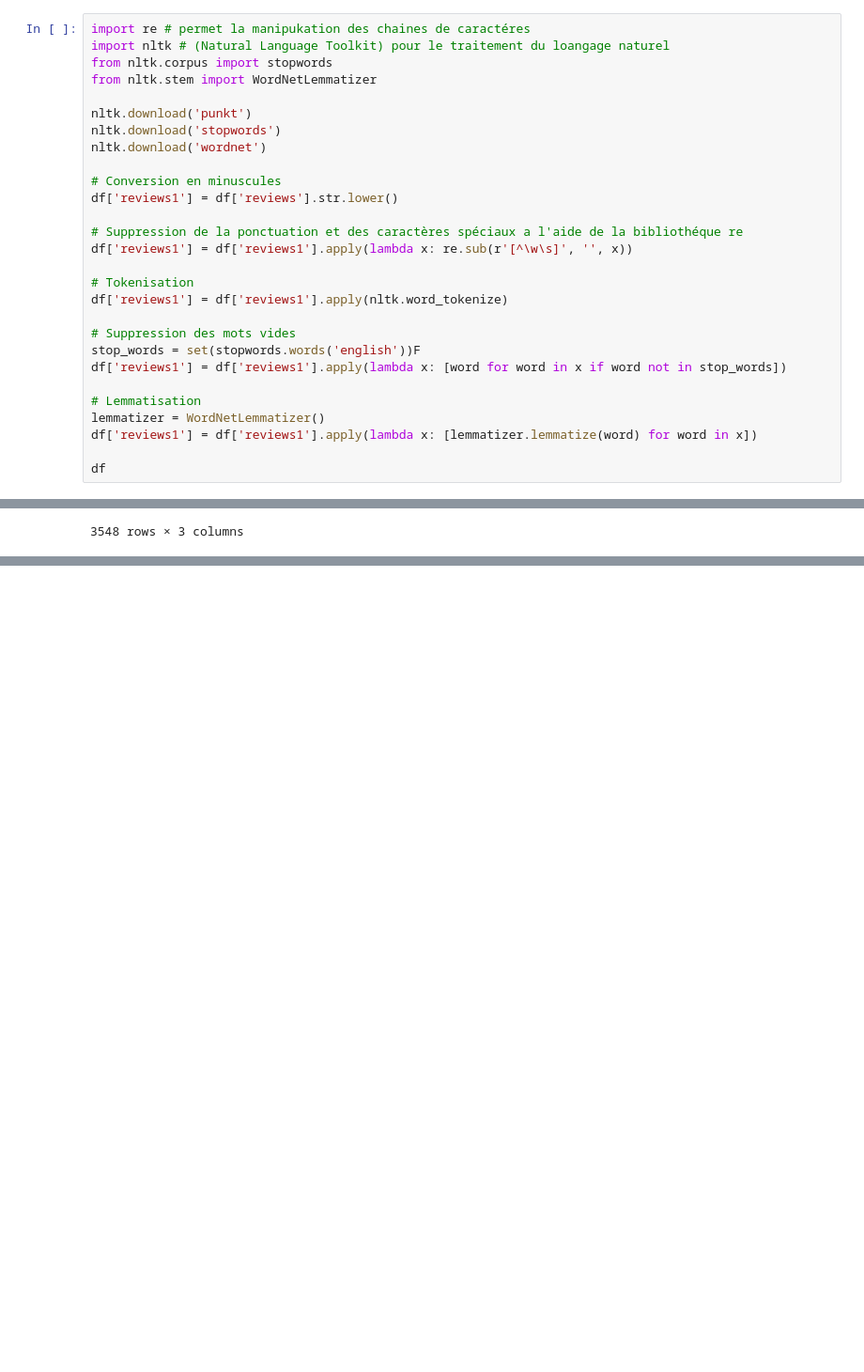
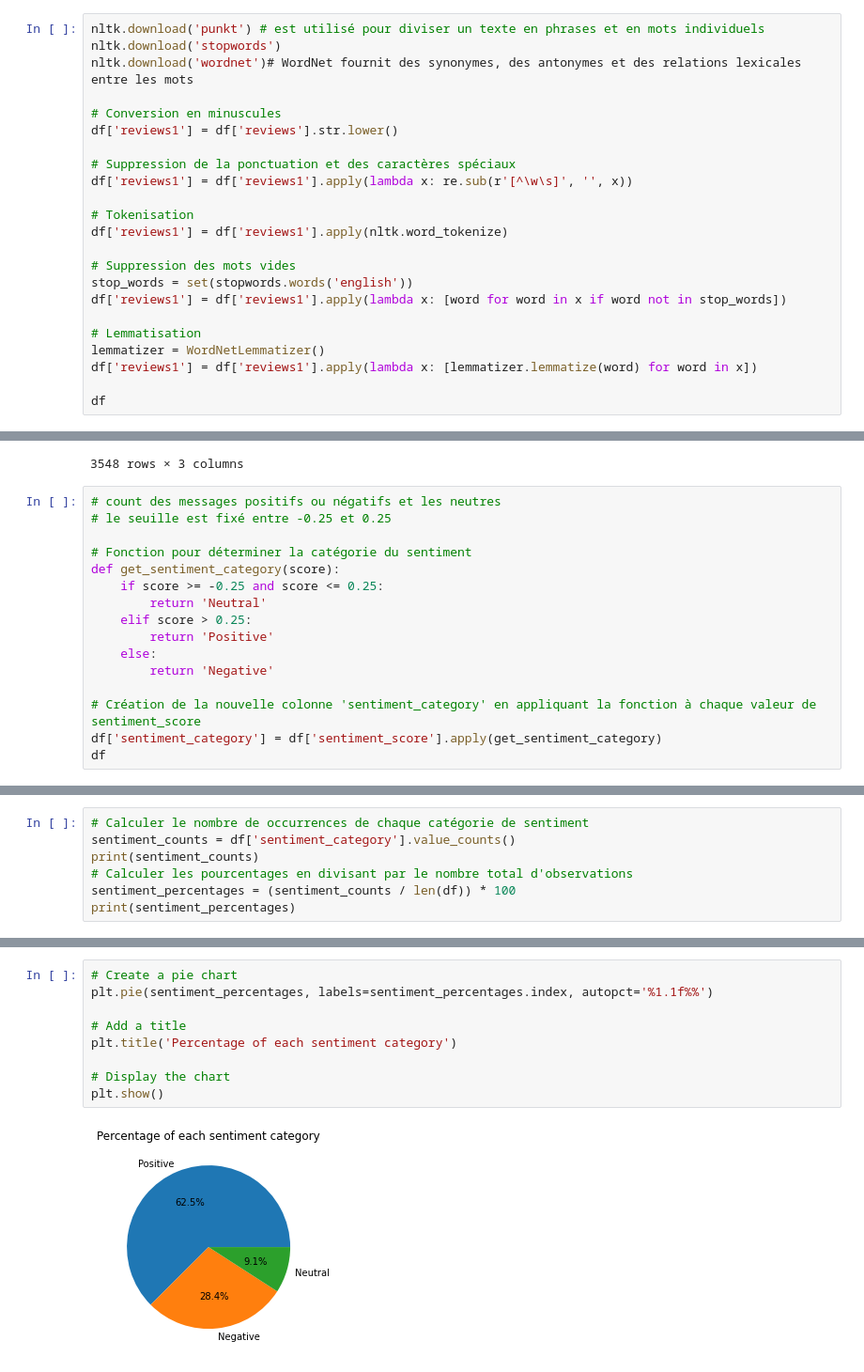
Before and after one commit to nassimbattache/Predicting-customer-buying-behaviour-British-Airways, a Jupyter notebook: Web_scrapping_BA.ipynb, the cells around one changed output, grey strips where cells are left out. Shown: that part at 94% size. Saved outputs shown, nothing was run; the diff lists cells and outputs as text; blank space fills up the shorter version.

```diff
--- a/Web_scrapping_BA.ipynb
+++ b/Web_scrapping_BA.ipynb
@@ -97,24 +107,19 @@ df
 # %%
-import re # permet la manipukation des chaines de caractéres
-import nltk # (Natural Language Toolkit) pour le traitement du loangage naturel
-from nltk.corpus import stopwords
-from nltk.stem import WordNetLemmatizer
-
-nltk.download('punkt')
+nltk.download('punkt') # est utilisé pour diviser un texte en phrases et en mots individuels
 nltk.download('stopwords')
-nltk.download('wordnet')
+nltk.download('wordnet')# WordNet fournit des synonymes, des antonymes et des relations lexicales entre les mots
 
 # Conversion en minuscules
 df['reviews1'] = df['reviews'].str.lower()
 
-# Suppression de la ponctuation et des caractères spéciaux a l'aide de la bibliothéque re
+# Suppression de la ponctuation et des caractères spéciaux
 df['reviews1'] = df['reviews1'].apply(lambda x: re.sub(r'[^\w\s]', '', x))
 
 # Tokenisation
 df['reviews1'] = df['reviews1'].apply(nltk.word_tokenize)
 
 # Suppression des mots vides
-stop_words = set(stopwords.words('english'))F
+stop_words = set(stopwords.words('english'))
 df['reviews1'] = df['reviews1'].apply(lambda x: [word for word in x if word not in stop_words])
 
 # Lemmatisation
@@ -190,3 +187,19 @@ df
 | 3546 | London City-New York JFK via Shan... | [london, citynew, york, jfk, via,... | 0.8070 |
 | 3547 | SIN-LHR BA12 B747-436 First Class... | [sinlhr, ba12, b747436, first, cl... | 0.3818 |
 3548 rows × 3 columns
+# %%
+# count des messages positifs ou négatifs et les neutres
+# le seuille est fixé entre -0.25 et 0.25
+
+# Fonction pour déterminer la catégorie du sentiment
+def get_sentiment_category(score):
+    if score >= -0.25 and score <= 0.25:
+        return 'Neutral'
+    elif score > 0.25:
+        return 'Positive'
+    else:
+        return 'Negative'
+
+# Création de la nouvelle colonne 'sentiment_category' en appliquant la fonction à chaque valeur de sentiment_score
+df['sentiment_category'] = df['sentiment_score'].apply(get_sentiment_category)
+df
@@ -192,0 +220,7 @@ df
+# %%
+# Calculer le nombre de occurrences de chaque catégorie de sentiment
+sentiment_counts = df['sentiment_category'].value_counts()
+print(sentiment_counts)
+# Calculer les pourcentages en divisant par le nombre total d'observations
+sentiment_percentages = (sentiment_counts / len(df)) * 100
+print(sentiment_percentages)
@@ -192,0 +236,11 @@ df
+# %%
+# Create a pie chart
+plt.pie(sentiment_percentages, labels=sentiment_percentages.index, autopct='%1.1f%%')
+
+# Add a title
+plt.title('Percentage of each sentiment category')
+
+# Display the chart
+plt.show()
+# %% [output]
+[figure, added]
```
Also changed, not shown: parts of 13 cells of this notebook.
